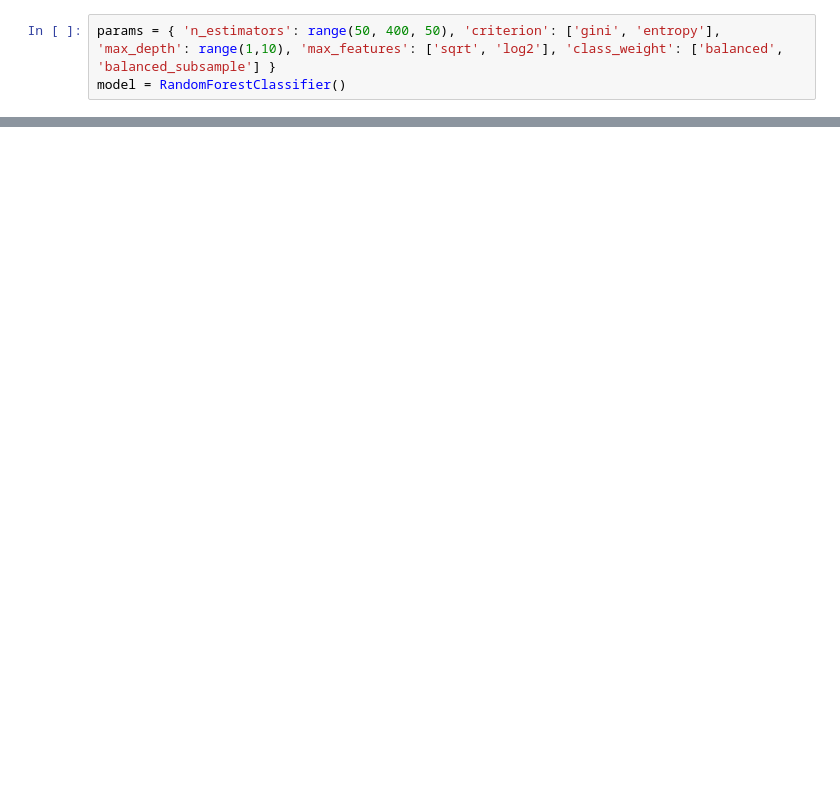
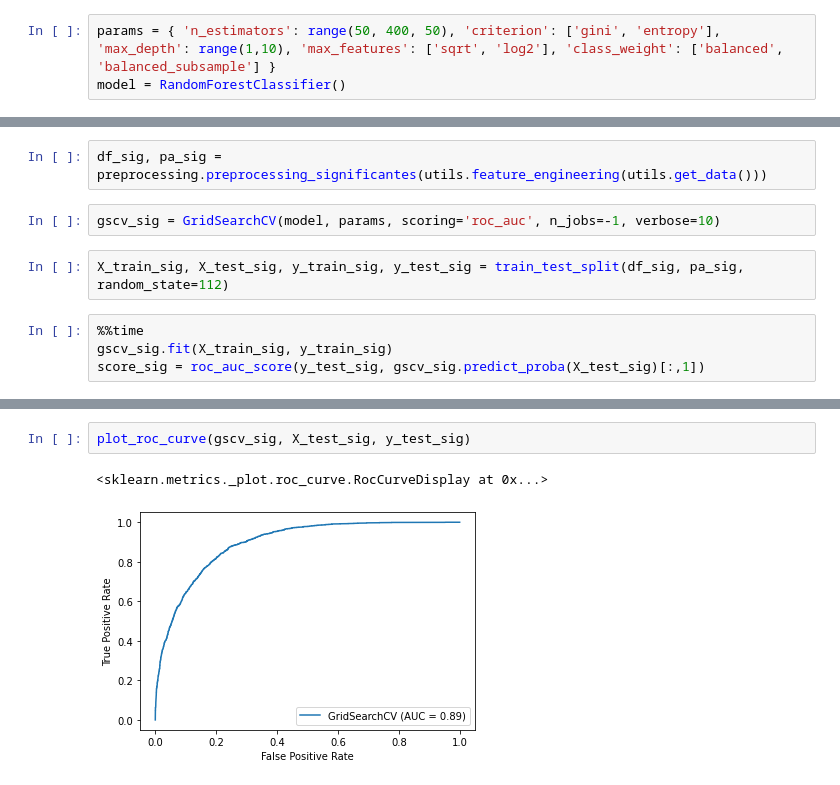
Before and after one commit to ncontinanza/tp-datos-1c2021-de-angelis-riva-continanza, a Jupyter notebook: Parte2/RandomForest.ipynb, the cells around one changed output, grey strips where cells are left out. Saved outputs shown, nothing was run; the diff lists cells and outputs as text; blank space fills up the shorter version.

```diff
--- a/Parte2/RandomForest.ipynb
+++ b/Parte2/RandomForest.ipynb
@@ -58,0 +84,10 @@ plot_roc_curve(gscv, X_test, y_test)
+# %%
+df_sig, pa_sig = preprocessing.preprocessing_significantes(utils.feature_engineering(utils.get_data()))
+# %%
+gscv_sig = GridSearchCV(model, params, scoring='roc_auc', n_jobs=-1, verbose=10)
+# %%
+X_train_sig, X_test_sig, y_train_sig, y_test_sig = train_test_split(df_sig, pa_sig, random_state=112)
+# %%
+%%time
+gscv_sig.fit(X_train_sig, y_train_sig)
+score_sig = roc_auc_score(y_test_sig, gscv_sig.predict_proba(X_test_sig)[:,1])
@@ -58,0 +145,5 @@ plot_roc_curve(gscv, X_test, y_test)
+# %%
+plot_roc_curve(gscv_sig, X_test_sig, y_test_sig)
+# %% [output]
+<sklearn.metrics._plot.roc_curve.RocCurveDisplay at 0x...>
+[figure, added]
```
Also changed, not shown: parts of 19 cells of this notebook, 5 other files.
